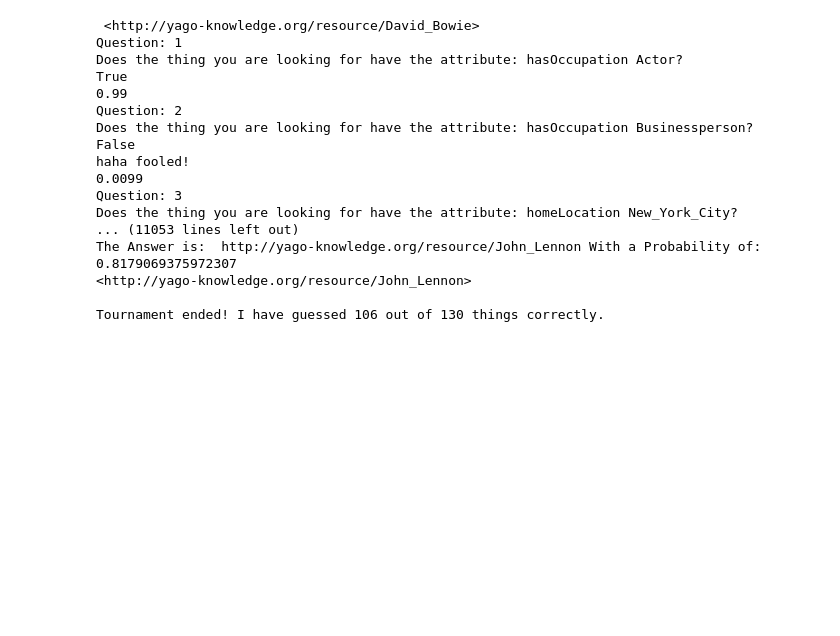
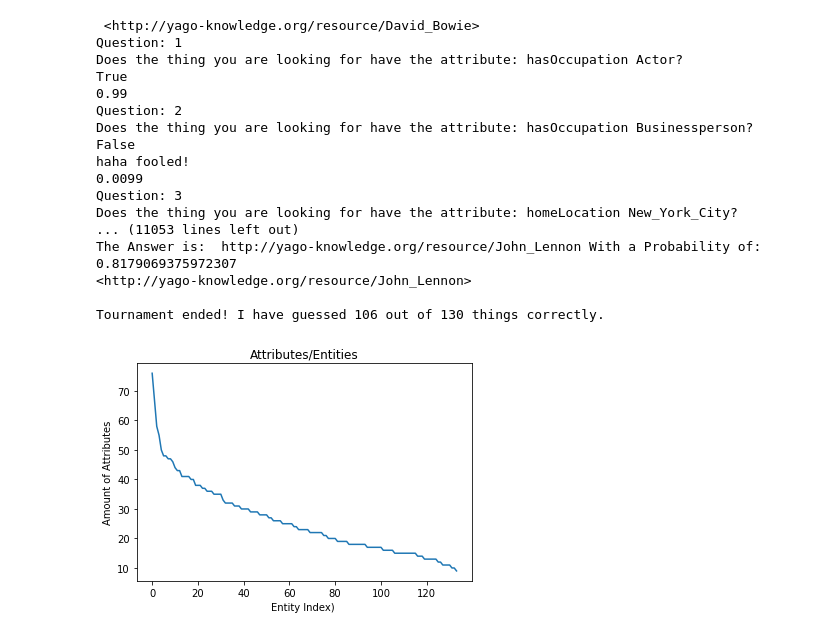
Before and after one commit to toschka123/20QProb---Bachelor-Thesis, a Jupyter notebook: Results.ipynb, the cells around one changed output. Saved outputs shown, nothing was run; the diff lists cells and outputs as text; code cells hidden in the pictures; blank space fills up the shorter version.

```diff
--- a/Results.ipynb
+++ b/Results.ipynb
@@ -479,3 +527,14 @@ The Answer is:  http://yago-knowledge.org/resource/John_Lennon With a Probabilit
 <http://yago-knowledge.org/resource/John_Lennon>
 
 Tournament ended! I have guessed 106 out of 130 things correctly.
+# %%
+CountOfAttrPerEnt = [76, 67, 58, 55, 50, 48, 48, 47, 47, 46, 44, 43, 43, 41, 41, 41, 41, 40, 40, 38, 38, 38, 37, 37, 36, 36, 36, 35, 35, 35, 35, 33, 32, 32, 32, 32, 31, 31, 31, 30, 30, 30, 30, 29, 29, 29, 29, 28, 28, 28, 28, 27, 27, 26, 26, 26, 26, 25, 25, 25, 25, 25, 24, 24, 23, 23, 23, 23, 23, 22, 22, 22, 22, 22, 22, 21, 21, 20, 20, 20, 20, 19, 19, 19, 19, 19, 18, 18, 18, 18, 18, 18, 18, 18, 17, 17, 17, 17, 17, 17, 17, 16, 16, 16, 16, 16, 15, 15, 15, 15, 15, 15, 15, 15, 15, 15, 14, 14, 14, 13, 13, 13, 13, 13, 13, 12, 12, 11, 11, 11, 11, 10, 10, 9]
+
+fig, ax = plt.subplots()
+ax.plot(range(0,len(CountOfAttrPerEnt)), CountOfAttrPerEnt)
+ax.set(xlabel='Entity Index) ', ylabel='Amount of Attributes',
+       title='Attributes/Entities')
+plt.savefig("attributesEntitiy.png")
+plt.show()
+# %% [output]
+[figure, added]
```
Also changed, not shown: parts of 5 cells of this notebook.
